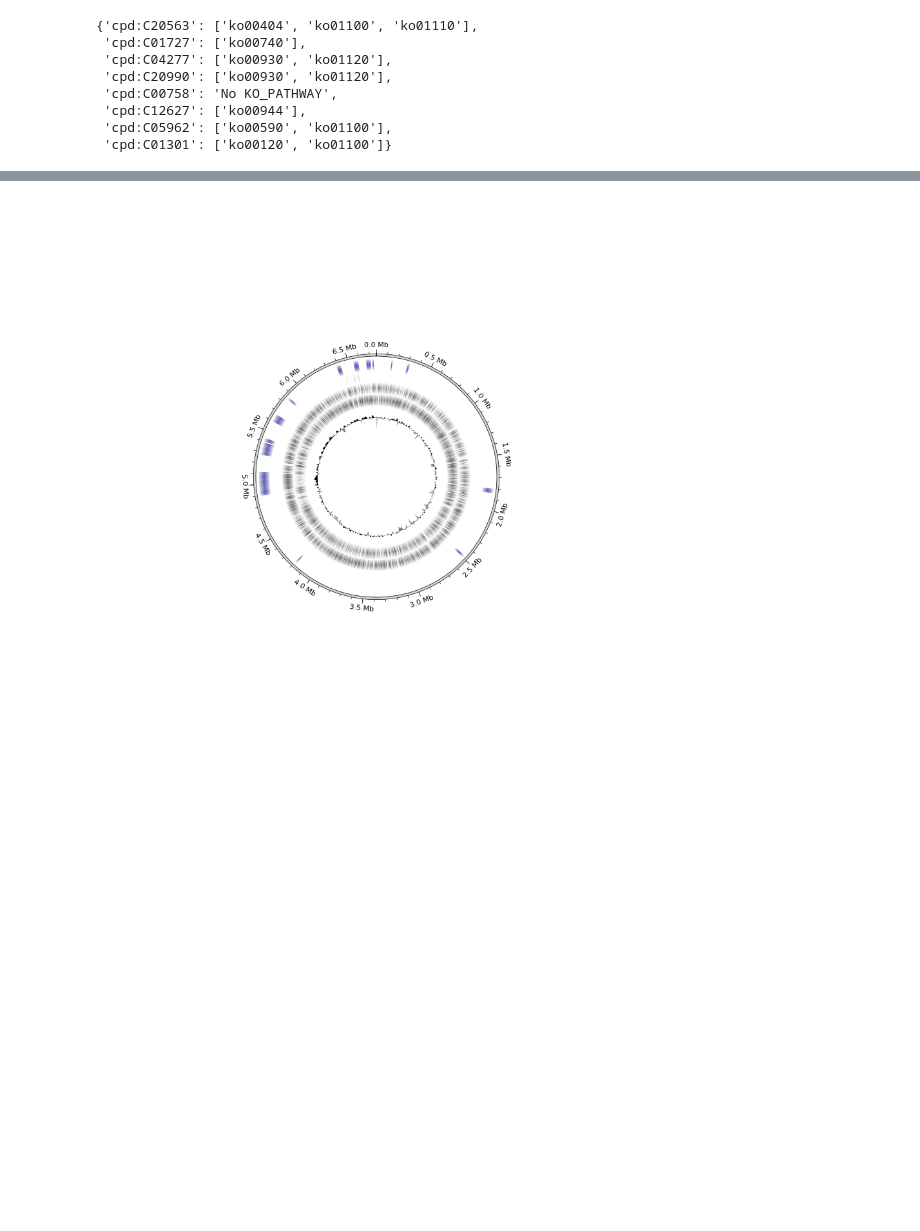
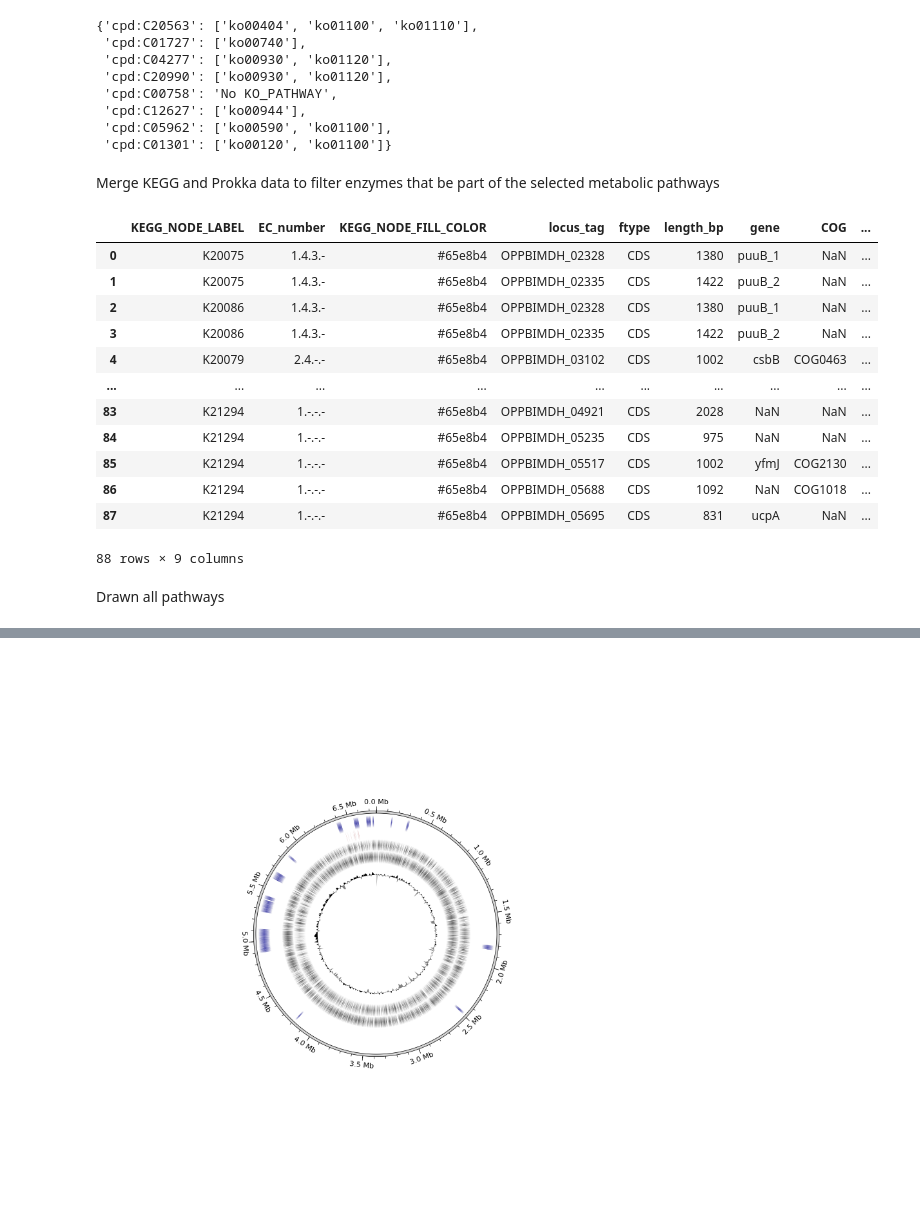
Before and after one commit to tiagocabralborelli/metabologenomics, a Jupyter notebook: notebooks/pathways.ipynb, the cells around one changed output, grey strips where cells are left out. Cells and saved outputs as stored; diff of their text form; code cells hidden in the pictures; blank space fills up the shorter version.

Commit message:
pathway code reorganized

```diff
--- a/notebooks/pathways.ipynb
+++ b/notebooks/pathways.ipynb
@@ -13,8 +48,7 @@ Data
 # %%
-prokka_minion006_tsv = pd.read_csv("../data/minion/PROKKA_11092023/PROKKA_11092023.tsv", sep = "\t")
-prokka_illumina_tsv = pd.read_csv("../data/ilumina/PROKKA_11092023/PROKKA_11092023.tsv", sep = "\t")
-annotated_clusters = pd.read_csv("../../annotated_clusters_inchikey_classified_KEGGpaired.csv")
-compoundID_list = annotated_clusters.loc[annotated_clusters["metabolic pathway"] == "yes","KEGGID"].to_list()
+prokka_minion006_tsv = pd.read_csv("../prokka/minion/PROKKA_11092023/PROKKA_11092023.tsv", sep = "\t")
+prokka_illumina_tsv = pd.read_csv("../prokka/ilumina/PROKKA_11092023/PROKKA_11092023.tsv", sep = "\t")
+annotated_clusters = pd.read_csv("../annotated_compounds/annotated_clusters_inchikey_classified_KEGGpaired.csv")
 # %%
 annotated_clusters.loc[annotated_clusters["metabolic pathway"] == "yes"]
 # %% [output]
@@ -114,5 +116,25 @@ cp_list = [x.lstrip("cpd:") for x in compoundID_list]
+# %% [markdown]
+Merge KEGG and Prokka data to filter enzymes that be part of the selected metabolic pathways
 # %%
 pathway_KOs = ["ko00404","ko00740","ko00930","ko00944","ko00590","ko00120"]
 Minion_KOs = [x.merge(prokka_minion006_tsv, on = "EC_number") for x in [ko00404,ko00740,ko00930,ko00944,ko00590,ko00120]]
 Illumina_KOs = [x.merge(prokka_illumina_tsv, on = "EC_number") for x in [ko00404,ko00740,ko00930,ko00944,ko00590,ko00120]]
+# %%
+Illumina_KOs[0] #Staurosporine biosynthesis pathway (KO00404)
+# %% [output]
+|  | KEGG_NODE_LABEL | EC_number | KEGG_NODE_FILL_COLOR | locus_tag | ftype | length_bp | gene | COG | ... |
+| 0 | K20075 | 1.4.3.- | #65e8b4 | OPPBIMDH_02328 | CDS | 1380 | puuB_1 | NaN | ... |
+| 1 | K20075 | 1.4.3.- | #65e8b4 | OPPBIMDH_02335 | CDS | 1422 | puuB_2 | NaN | ... |
+| 2 | K20086 | 1.4.3.- | #65e8b4 | OPPBIMDH_02328 | CDS | 1380 | puuB_1 | NaN | ... |
+| 3 | K20086 | 1.4.3.- | #65e8b4 | OPPBIMDH_02335 | CDS | 1422 | puuB_2 | NaN | ... |
+| 4 | K20079 | 2.4.-.- | #65e8b4 | OPPBIMDH_03102 | CDS | 1002 | csbB | COG0463 | ... |
+| ... | ... | ... | ... | ... | ... | ... | ... | ... | ... |
+| 83 | K21294 | 1.-.-.- | #65e8b4 | OPPBIMDH_04921 | CDS | 2028 | NaN | NaN | ... |
+| 84 | K21294 | 1.-.-.- | #65e8b4 | OPPBIMDH_05235 | CDS | 975 | NaN | NaN | ... |
+| 85 | K21294 | 1.-.-.- | #65e8b4 | OPPBIMDH_05517 | CDS | 1002 | yfmJ | COG2130 | ... |
+| 86 | K21294 | 1.-.-.- | #65e8b4 | OPPBIMDH_05688 | CDS | 1092 | NaN | COG1018 | ... |
+| 87 | K21294 | 1.-.-.- | #65e8b4 | OPPBIMDH_05695 | CDS | 831 | ucpA | NaN | ... |
+88 rows × 9 columns
+# %% [markdown]
+Drawn all pathways
 # %%
```
Also changed, not shown: parts of 22 cells of this notebook.
